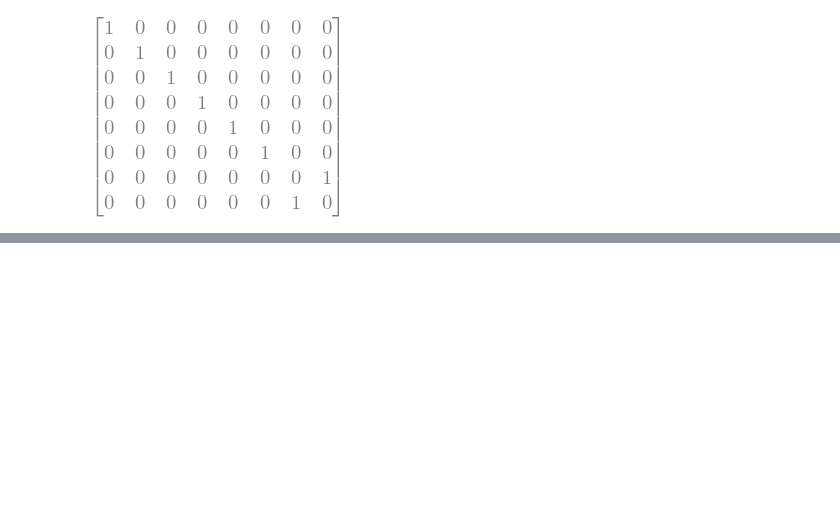
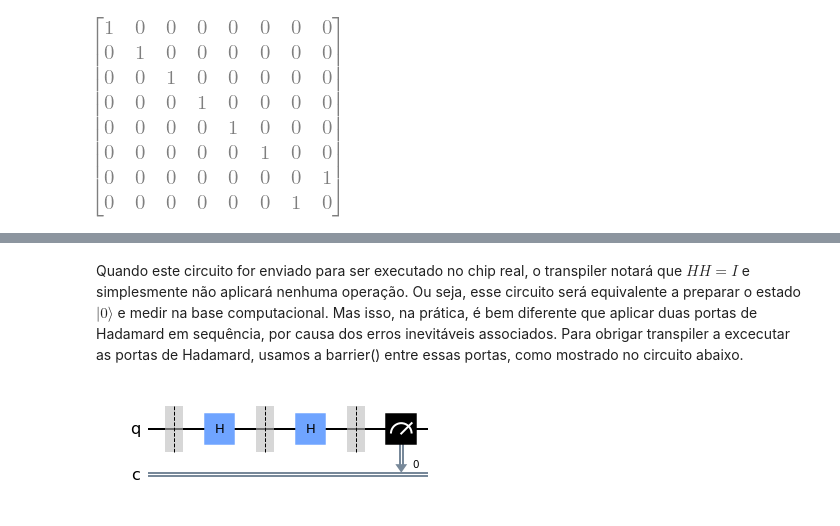
Before and after one commit to abbarreto/qiskit, a Jupyter notebook: 01_gates.ipynb, the cells around one changed output, grey strips where cells are left out. Cells and saved outputs as stored; diff of their text form; code cells hidden in the pictures; blank space fills up the shorter version.

```diff
--- a/01_gates.ipynb
+++ b/01_gates.ipynb
@@ -191,0 +200,7 @@ CCX = tp(proj(cb(2,0)),id(4)) + tp(proj(cb(2,1)),Cx12); CCX
+# %% [markdown]
+Quando este circuito for enviado para ser executado no chip real, o transpiler notará que $HH=I$ e simplesmente não aplicará nenhuma operação. Ou seja, esse circuito será equivalente a preparar o estado $|0\rangle$ e medir na base computacional. Mas isso, na prática, é bem diferente que aplicar duas portas de Hadamard em sequência, por causa dos erros inevitáveis associados. Para obrigar transpiler a excecutar as portas de Hadamard, usamos a barrier() entre essas portas, como mostrado no circuito abaixo.
+# %%
+qc = QuantumCircuit(1, 1); qc.barrier(); qc.h([0]); qc.barrier(); qc.h([0]); qc.barrier(); qc.measure([0], [0])
+qc.draw(output = 'mpl')
+# %% [output]
+[figure, added]
```
Also changed, not shown: parts of 16 cells of this notebook, 1 other file.
